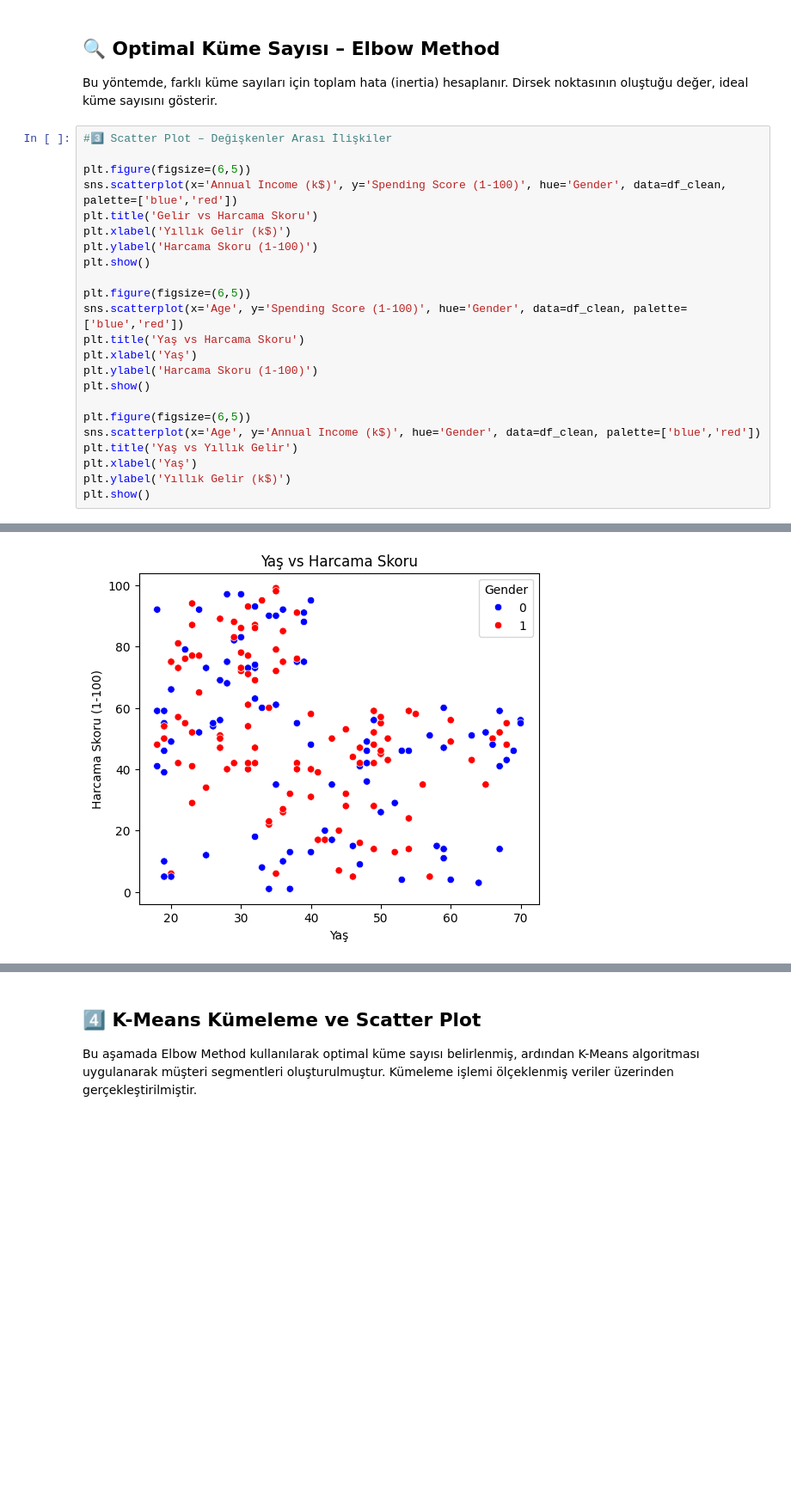
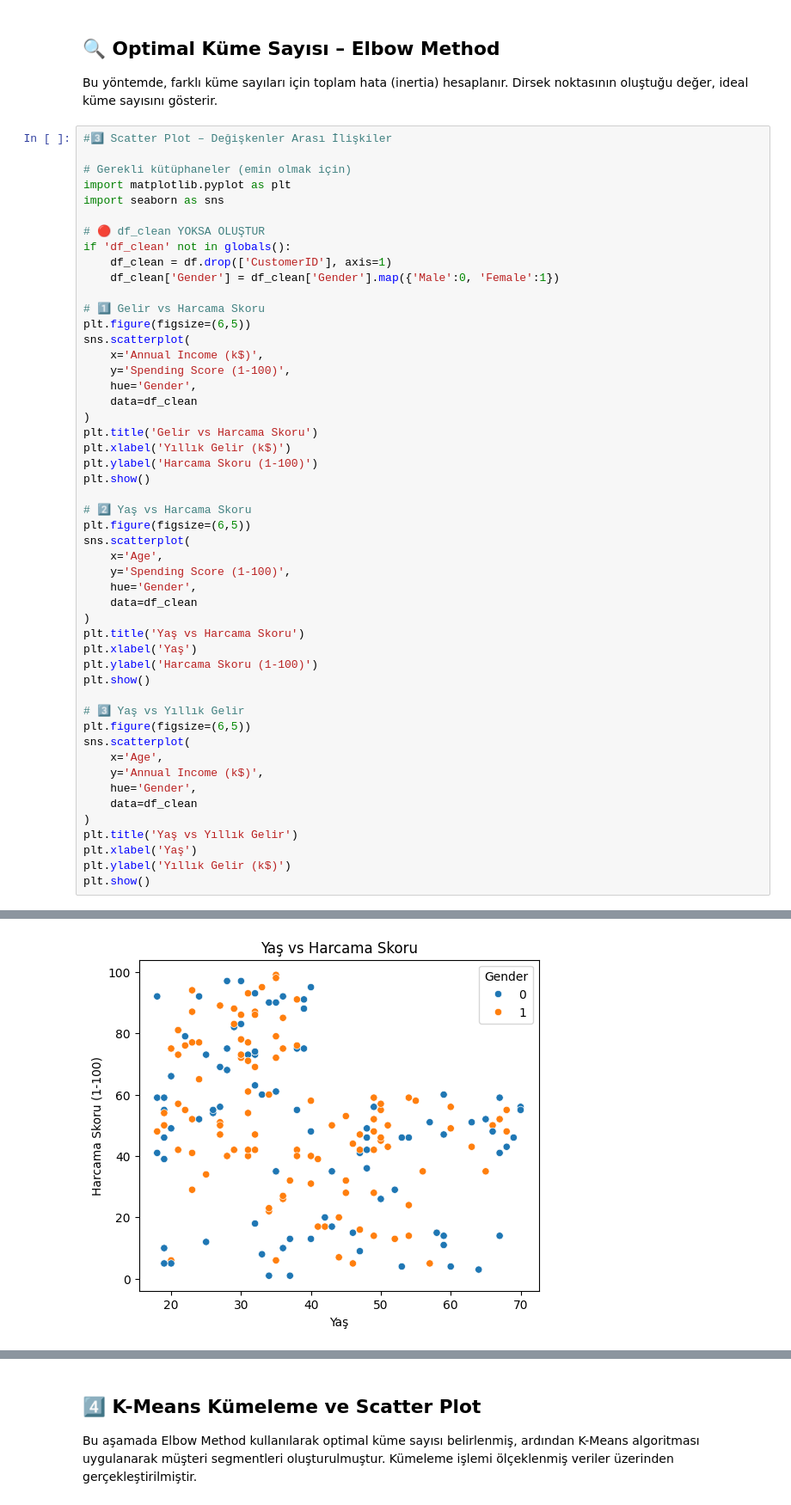
Before and after one commit to hafizecim/Mall-Customer-Segmentation-with-K-Means, a Jupyter notebook: mall_customer_segmentation.ipynb, the cells around one changed output, grey strips where cells are left out. Shown at 86% size. Cells and saved outputs as stored; diff of their text form; blank space fills up the shorter version.

Commit message:
Kaggle Notebook | mall_customer_segmentation.ipynb | Düzenleme çalışır kod

```diff
--- a/mall_customer_segmentation.ipynb
+++ b/mall_customer_segmentation.ipynb
@@ -231,22 +224,49 @@ Bu yöntemde, farklı küme sayıları için toplam hata (inertia) hesaplanır.
 # %%
 #3️⃣ Scatter Plot – Değişkenler Arası İlişkiler
 
+# Gerekli kütüphaneler (emin olmak için)
+import matplotlib.pyplot as plt
+import seaborn as sns
+
+# 🔴 df_clean YOKSA OLUŞTUR
+if 'df_clean' not in globals():
+    df_clean = df.drop(['CustomerID'], axis=1)
+    df_clean['Gender'] = df_clean['Gender'].map({'Male':0, 'Female':1})
+
+# 1️⃣ Gelir vs Harcama Skoru
 plt.figure(figsize=(6,5))
-sns.scatterplot(x='Annual Income (k$)', y='Spending Score (1-100)', hue='Gender', data=df_clean, palette=['blue','red'])
+sns.scatterplot(
+    x='Annual Income (k$)',
+    y='Spending Score (1-100)',
+    hue='Gender',
+    data=df_clean
+)
 plt.title('Gelir vs Harcama Skoru')
 plt.xlabel('Yıllık Gelir (k$)')
 plt.ylabel('Harcama Skoru (1-100)')
 plt.show()
 
+# 2️⃣ Yaş vs Harcama Skoru
 plt.figure(figsize=(6,5))
-sns.scatterplot(x='Age', y='Spending Score (1-100)', hue='Gender', data=df_clean, palette=['blue','red'])
+sns.scatterplot(
+    x='Age',
+    y='Spending Score (1-100)',
+    hue='Gender',
+    data=df_clean
+)
 plt.title('Yaş vs Harcama Skoru')
 plt.xlabel('Yaş')
 plt.ylabel('Harcama Skoru (1-100)')
 plt.show()
 
+# 3️⃣ Yaş vs Yıllık Gelir
 plt.figure(figsize=(6,5))
-sns.scatterplot(x='Age', y='Annual Income (k$)', hue='Gender', data=df_clean, palette=['blue','red'])
+sns.scatterplot(
+    x='Age',
+    y='Annual Income (k$)',
+    hue='Gender',
+    data=df_clean
+)
 plt.title('Yaş vs Yıllık Gelir')
 plt.xlabel('Yaş')
 plt.ylabel('Yıllık Gelir (k$)')
@@ -256 +276 @@ plt.show()
-[figure, old version]
+[figure, new version]
```
Also changed, not shown: parts of 5 cells of this notebook.
